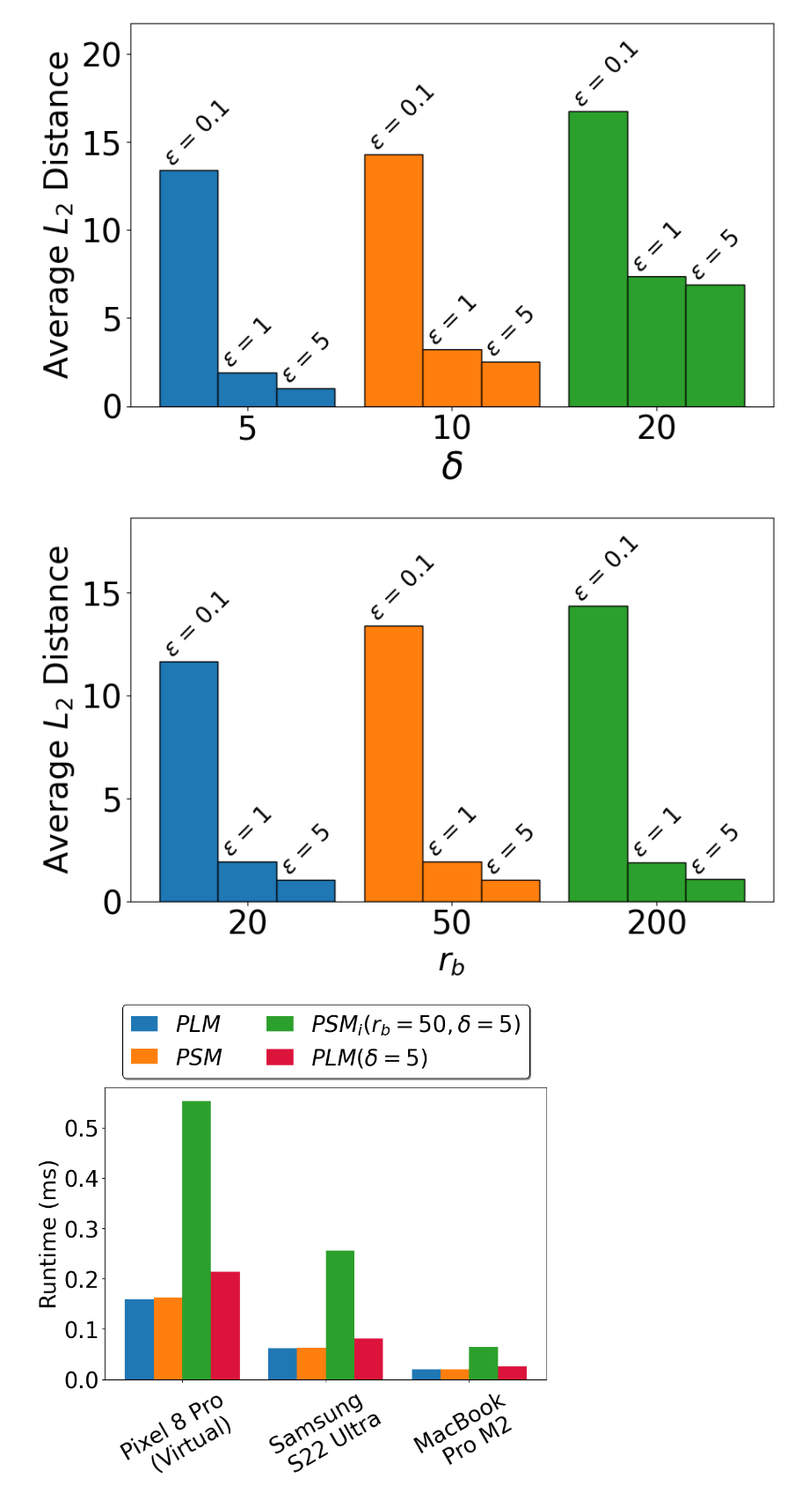
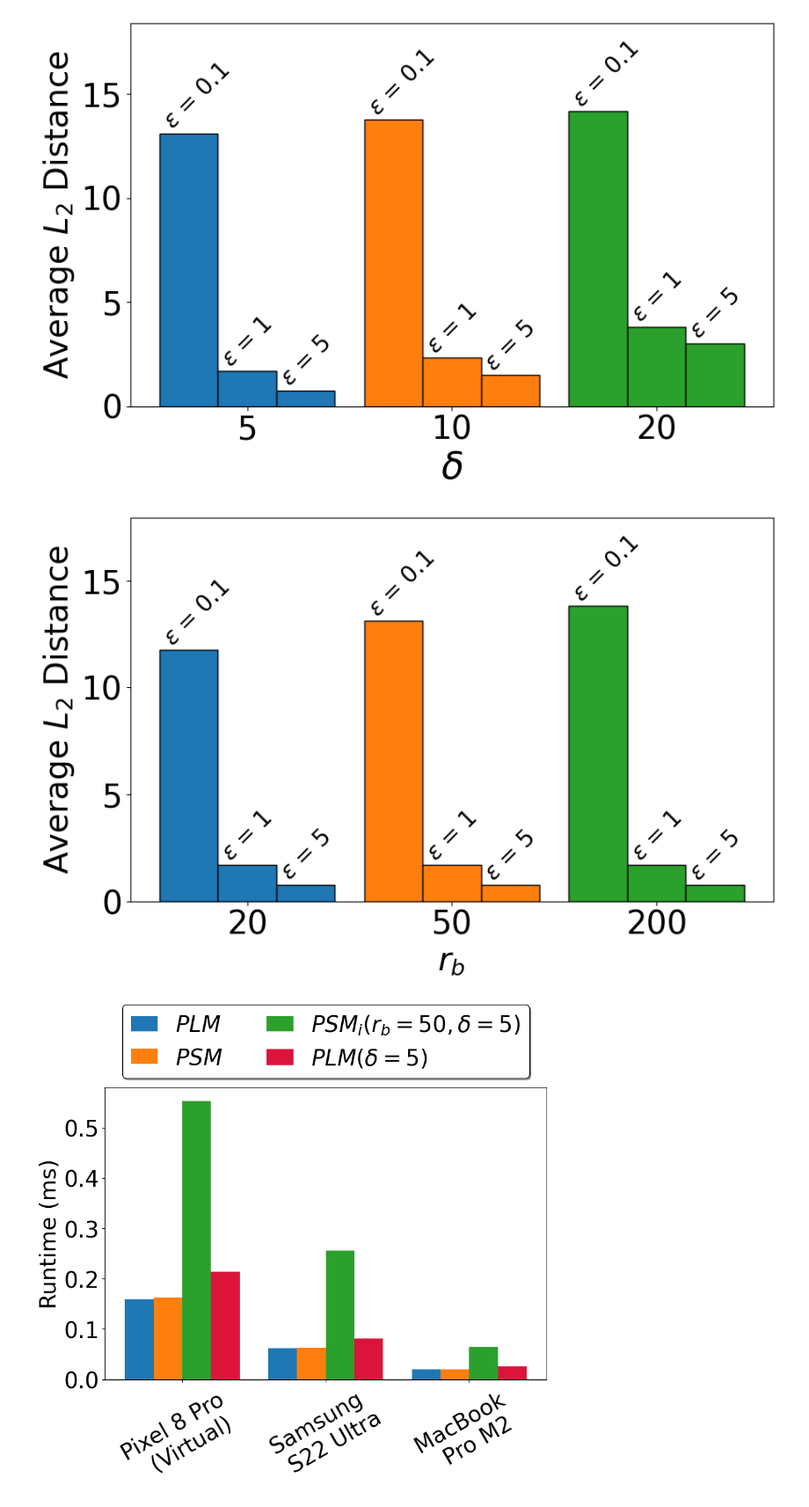
Before and after one commit to shafizurRseeam/location_privacy, a Jupyter notebook: delta_effect_figures.ipynb, the cells around one changed output. Shown at 88% size. Drawn from its saved outputs; the diff is of its cells as text; code cells hidden in the pictures.

```diff
--- a/delta_effect_figures.ipynb
+++ b/delta_effect_figures.ipynb
@@ -39,35 +39,35 @@ def plot_l2_distance_effect(base_directory, dataset_name):
             ax.bar(bar_position, bar_height, width, color=colors[delta_index], edgecolor='black')
 
             # Text above bars
             text_y_position = bar_height
             ax.text(bar_position-width/2, text_y_position, f'$\epsilon$ = {epsilon}',
                     ha='left', va='bottom', fontsize=20, rotation=45)
 
     # Customization
     ax.set_xlabel('$\delta$', fontsize=32)
     ax.set_ylabel('Average $L_2$ Distance', fontsize=28)
     ax.set_xticks(x + width * (len(epsilon_values) - 1) / 2)
     ax.set_xticklabels(deltas)
     plt.tick_params(axis='both', which='major', labelsize=28)
     plt.ylim(0, max(l2_distances[2]) * 1.3)
 
     # Save and display
     save_dir_png = os.path.join(base_directory, dataset_name, 'figure', 'png')
     save_dir_svg = os.path.join(base_directory, dataset_name, 'figure', 'svg')
     os.makedirs(save_dir_png, exist_ok=True)
     os.makedirs(save_dir_svg, exist_ok=True)
     pathpng = os.path.join(save_dir_png, f'{dataset_name}_l2_delta_effect.png')
     pathsvg = os.path.join(save_dir_svg, f'{dataset_name}_l2_delta_effect.svg')
     plt.savefig(pathpng, dpi=300, bbox_inches='tight')
     plt.savefig(pathsvg, format='svg', bbox_inches='tight')
     plt.show()
 
 # Example usage:
 base_directory = "C:\\Users\\ss6365\\Desktop\\location_privacy_final"
-dataset_name = 'geolife'  # Change 'uci' to any other directory name as needed
+dataset_name = 'tdrive'  # Change 'uci' to any other directory name as needed
 plot_l2_distance_effect(base_directory, dataset_name)
 # %% [output]
-[figure, old version]
+[figure, new version]
 # %%
 import pandas as pd
 import matplotlib.pyplot as plt
@@ -134,10 +134,10 @@ def plot_l2_distance_effect_radius(base_directory, dataset_name):
 
 # Example usage:
 base_directory = "C:\\Users\\ss6365\\Desktop\\location_privacy_final"
-dataset_name = 'geolife'  # Change 'uci' to any other directory name as needed
+dataset_name = 'tdrive'  # Change 'uci' to any other directory name as needed
 plot_l2_distance_effect_radius(base_directory, dataset_name)
 # %% [output]
-[figure, old version]
+[figure, new version]
 # %%
 import matplotlib.pyplot as plt
 import numpy as np
```
